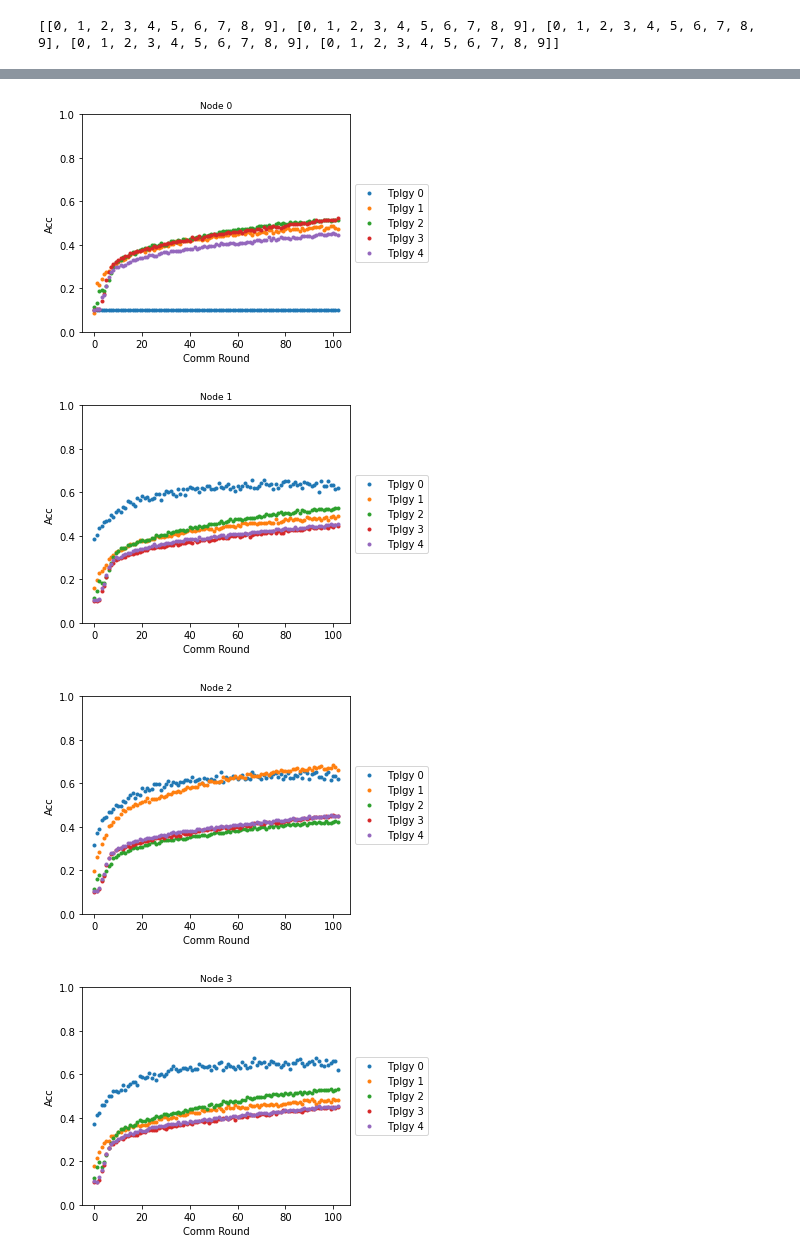
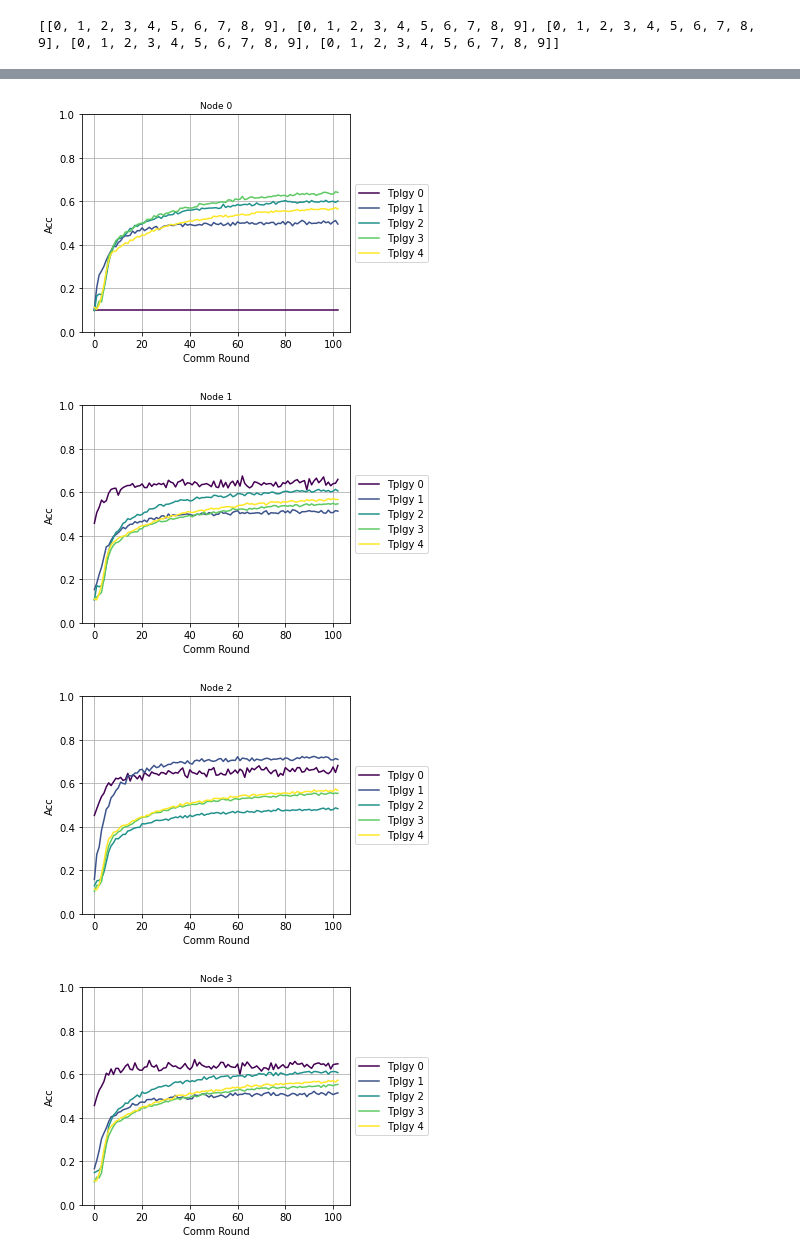
Before and after one commit to AitorB16/GLow, a Jupyter notebook: 8_visualize_results.ipynb, the cells around one changed output, grey strips where cells are left out. Cells and saved outputs as stored; diff of their text form; code cells hidden in the pictures.

```diff
--- a/8_visualize_results.ipynb
+++ b/8_visualize_results.ipynb
@@ -7,9 +8,10 @@ import matplotlib.pyplot as plt
 # %%
-run_name = 'graph_8_8'
+run_name = 'graph_8_32'
 seed = '1999'
 save_path = 'plots/'
 #file_path = 'outputs/no_pretrain/' + 'seed_' + seed + '/' + run_name #NEED TO READ ALL FILES
-file_path = run_name
+root_path = 'outputs/no_pretrain/seed1999_rounds1024/'
+file_path = root_path + run_name
 num_agents = 10
 # %%
 tplgys = []
@@ -164,7 +170,7 @@ plt.savefig(save_path+run_name+'_summarized_loss.pdf')
 # %%
 #VISUALIZE LOSSES PER TOPOLOGY AND AGENT
 loss_per_tplgy = []
-num_rounds = 256
+num_rounds = 1024
 for tplgy in raw_tplgys:
     tmp = tplgy[1].split()
     tmp_loss = []
@@ -174,7 +180,7 @@ for tplgy in raw_tplgys:
 # %%
 #VISUALIZE LOSSES PER TOPOLOGY AND AGENT
 loss_per_tplgy_by_agent = []
-num_rounds = 256
+num_rounds = 1024
 for loss_tplgy in loss_per_tplgy:
     loss_per_agent = []
     for i in range(num_agents):
@@ -185,19 +191,19 @@ for loss_tplgy in loss_per_tplgy:
     loss_per_tplgy_by_agent.append(loss_per_agent)
 # %%
 #VISUALIZE LOSSES PER TOPOLOGY AND AGENT
-
+viridis = cm.get_cmap('viridis', 10)
 for i in range(5):
-    plt.plot(loss_per_tplgy_by_agent[i][0], '.')
-    plt.plot(loss_per_tplgy_by_agent[i][1], '.')
-    plt.plot(loss_per_tplgy_by_agent[i][2], '.')
-    plt.plot(loss_per_tplgy_by_agent[i][3], '.')
-    plt.plot(loss_per_tplgy_by_agent[i][4], '.')
-    plt.plot(loss_per_tplgy_by_agent[i][5], '.')
-    plt.plot(loss_per_tplgy_by_agent[i][6], '.')
-    plt.plot(loss_per_tplgy_by_agent[i][7], '.')
-    plt.plot(loss_per_tplgy_by_agent[i][8], '.')
-    plt.plot(loss_per_tplgy_by_agent[i][9], '.')
-    plt.ylim(50, 450)
+    plt.plot(loss_per_tplgy_by_agent[i][0], color=viridis(0))
+    plt.plot(loss_per_tplgy_by_agent[i][1], color=viridis(0.1))
+    plt.plot(loss_per_tplgy_by_agent[i][2], color=viridis(0.2))
+    plt.plot(loss_per_tplgy_by_agent[i][3], color=viridis(0.3))
+    plt.plot(loss_per_tplgy_by_agent[i][4], color=viridis(0.4))
+    plt.plot(loss_per_tplgy_by_agent[i][5], color=viridis(0.5))
+    plt.plot(loss_per_tplgy_by_agent[i][6], color=viridis(0.6))
+    plt.plot(loss_per_tplgy_by_agent[i][7], color=viridis(0.7))
+    plt.plot(loss_per_tplgy_by_agent[i][8], color=viridis(0.8))
+    plt.plot(loss_per_tplgy_by_agent[i][9], color=viridis(0.9))
+    plt.ylim(0, 250)
     plt.xlabel('Comm Round')
     plt.ylabel('Loss')
     plt.title("Tplgy "+str(i), fontsize=11)
@@ -205,6 +211,7 @@ for i in range(5):
     box = ax.get_position()
     ax.set_position([box.x0, box.y0, box.width * 0.8, box.height])
     ax.legend(['Agent 0', 'Agent 1', 'Agent 2', 'Agent 3', 'Agent 4', 'Agent 5', 'Agent 6', 'Agent 7', 'Agent 8', 'Agent 9'], loc='center left', bbox_to_anchor=(1, 0.5))
+    plt.grid()
 
     plt.savefig(save_path+str(i)+'_'+run_name+'_raw_summarized_loss.pdf')
     plt.show()
@@ -241,24 +248,26 @@ for i in range(num_agents):
         tmp_tplgy.append(acc1[j][i::10])
     acc_per_nodes.append(tmp_tplgy)
 # %%
+viridis = cm.get_cmap('viridis', 5)
 for node in range(num_agents):
     for i in range(5):
-        plt.plot(acc_per_nodes[node][i], '.')
+        plt.plot(acc_per_nodes[node][i], color=viridis(0.1 * 2.*i))
     #x = np.arange(0, num_rounds, 1)
     #plt.xticks(x)
     plt.ylim(0.0, 1.0)
     plt.title('Node ' + str(node), fontsize=9)
     plt.xlabel('Comm Round')
     plt.ylabel('Acc')
+    plt.grid()
 
     ax = plt.gca()
     box = ax.get_position()
     ax.set_position([box.x0, box.y0, box.width * 0.8, box.height])
     ax.legend(['Tplgy 0', 'Tplgy 1', 'Tplgy 2', 'Tplgy 3', 'Tplgy 4'], loc='center left', bbox_to_anchor=(1, 0.5))
     plt.savefig(save_path+'node'+ str(node) +'_distr_val_acc.pdf')
     plt.show()
 # %% [output]
-[figure, old version]
+[figure, new version]
-[figure, old version]
+[figure, new version]
-[figure, old version]
+[figure, new version]
-[figure, old version]
+[figure, new version]
```
Also changed, not shown: parts of 8 cells of this notebook, 2 other files.
